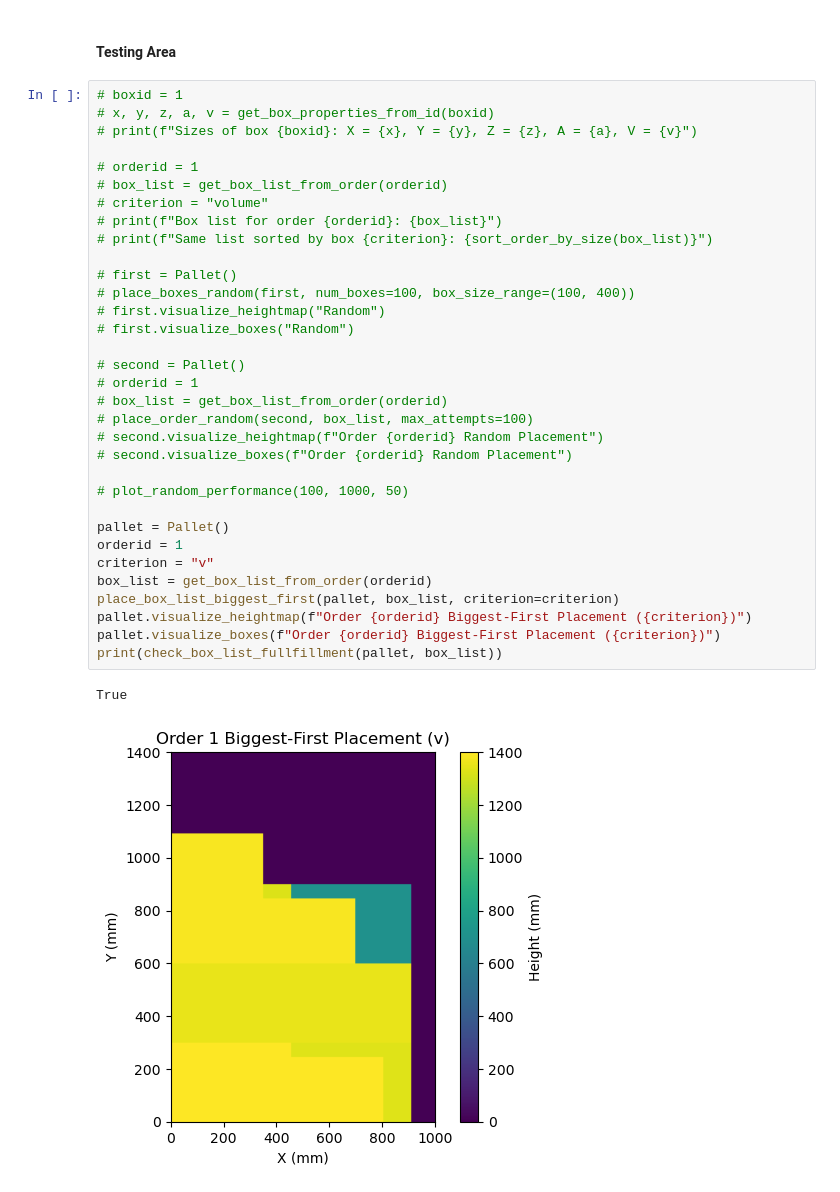
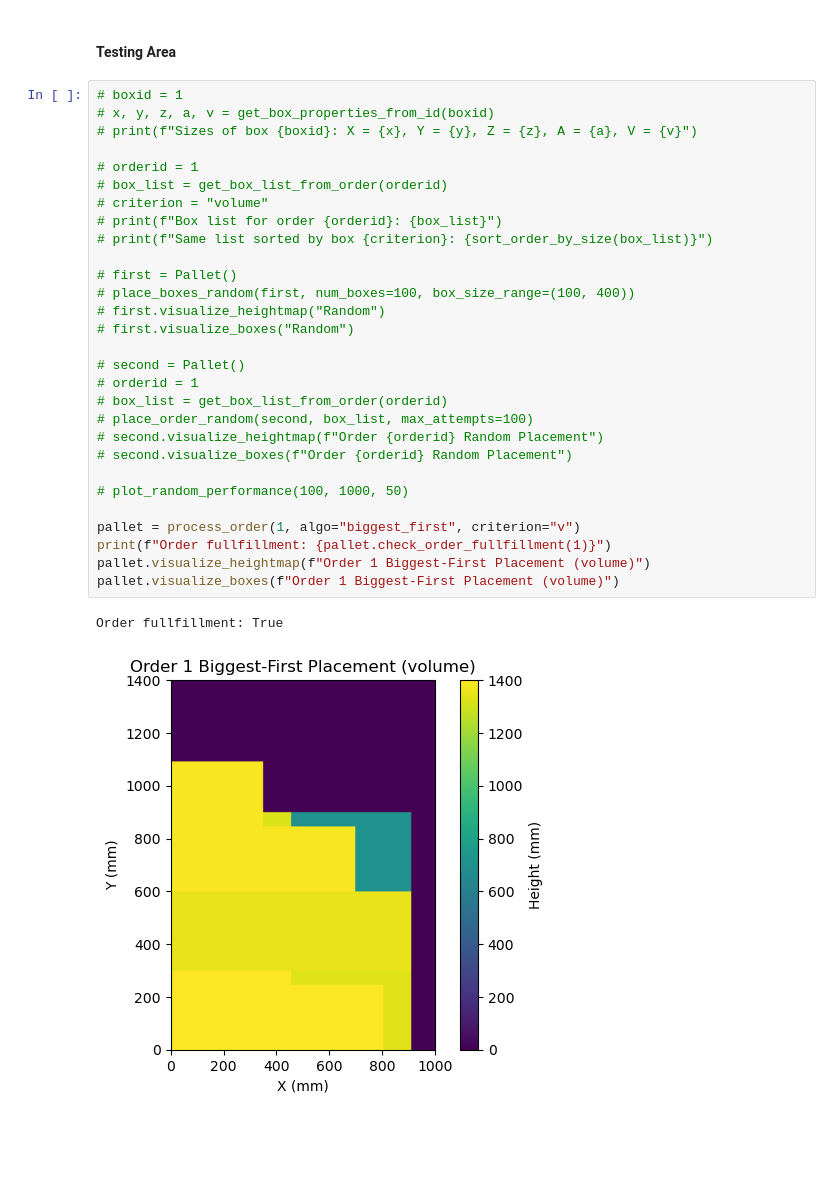
Before and after one commit to xXxCodeSlayerxXx/thesis, a Jupyter notebook: boxoptimizer.ipynb, the cells around one changed output. Drawn from its saved outputs; the diff is of its cells as text; blank space fills up the shorter version.

```diff
--- a/boxoptimizer.ipynb
+++ b/boxoptimizer.ipynb
@@ -306,36 +311,32 @@ def plot_random_performance(trials, max_max_attempts, step):
 # %%
 # boxid = 1
 # x, y, z, a, v = get_box_properties_from_id(boxid)
 # print(f"Sizes of box {boxid}: X = {x}, Y = {y}, Z = {z}, A = {a}, V = {v}")
 
 # orderid = 1
 # box_list = get_box_list_from_order(orderid)
 # criterion = "volume"
 # print(f"Box list for order {orderid}: {box_list}")
 # print(f"Same list sorted by box {criterion}: {sort_order_by_size(box_list)}")
 
 # first = Pallet()
 # place_boxes_random(first, num_boxes=100, box_size_range=(100, 400))
 # first.visualize_heightmap("Random")
 # first.visualize_boxes("Random")
 
 # second = Pallet()
 # orderid = 1
 # box_list = get_box_list_from_order(orderid)
 # place_order_random(second, box_list, max_attempts=100)
 # second.visualize_heightmap(f"Order {orderid} Random Placement")
 # second.visualize_boxes(f"Order {orderid} Random Placement")
 
 # plot_random_performance(100, 1000, 50)
 
-pallet = Pallet()
-orderid = 1
-criterion = "v"
-box_list = get_box_list_from_order(orderid)
-place_box_list_biggest_first(pallet, box_list, criterion=criterion)
-pallet.visualize_heightmap(f"Order {orderid} Biggest-First Placement ({criterion})")
-pallet.visualize_boxes(f"Order {orderid} Biggest-First Placement ({criterion})")
-print(check_box_list_fullfillment(pallet, box_list))
+pallet = process_order(1, algo="biggest_first", criterion="v")
+print(f"Order fullfillment: {pallet.check_order_fullfillment(1)}")
+pallet.visualize_heightmap(f"Order 1 Biggest-First Placement (volume)")
+pallet.visualize_boxes(f"Order 1 Biggest-First Placement (volume)")
 # %% [output]
-True
+Order fullfillment: True
-[figure, old version]
+[figure, new version]
```
Also changed, not shown: parts of 4 cells of this notebook.
